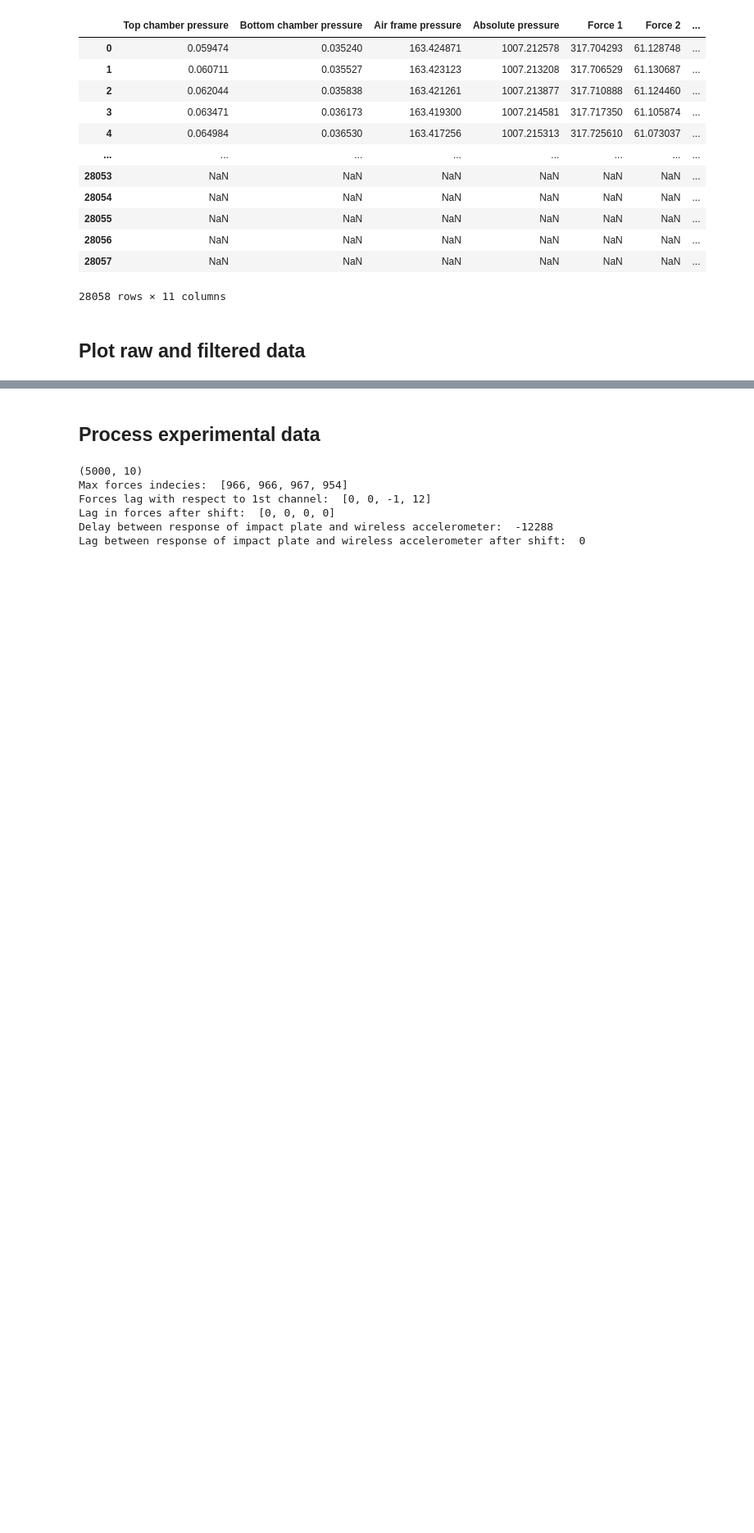
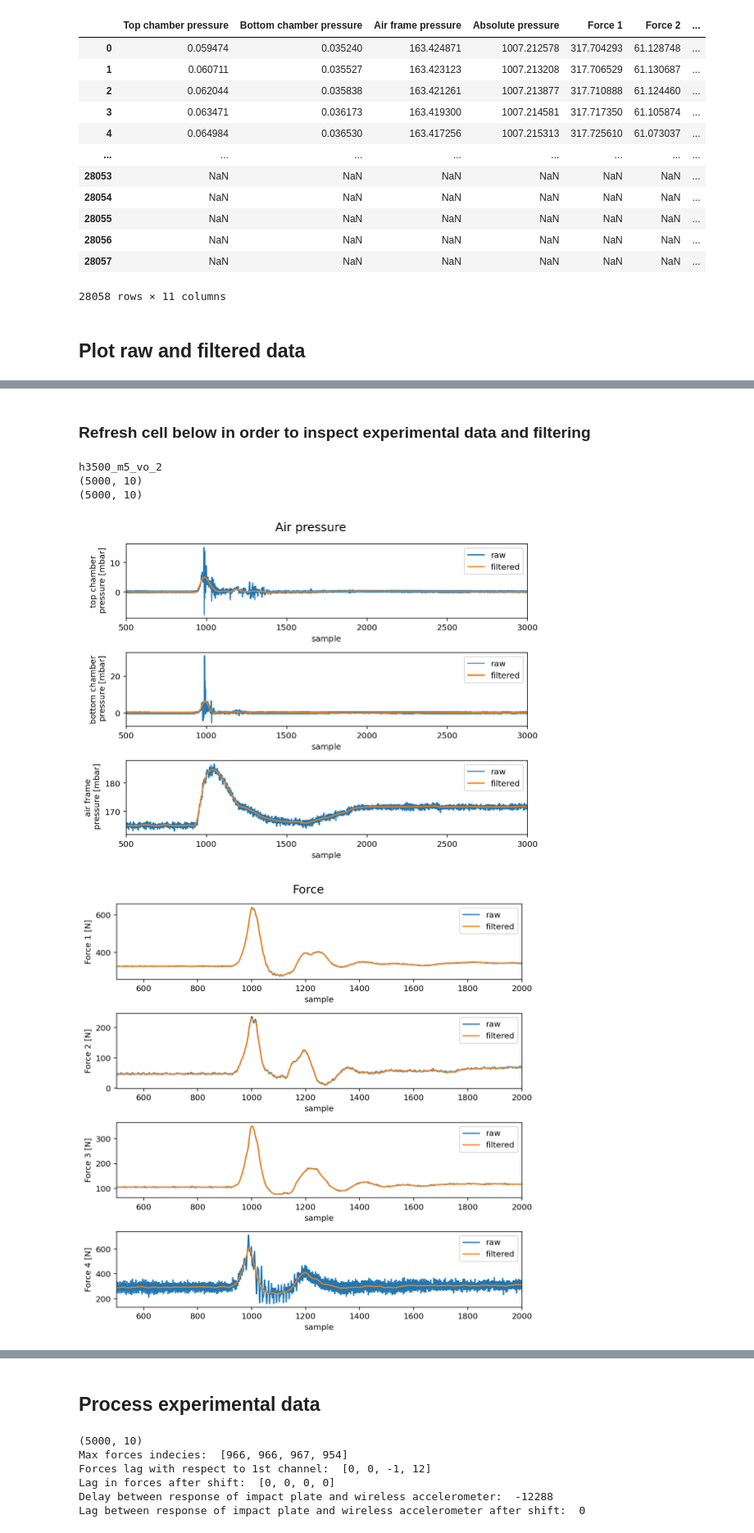
Before and after one commit to Diodak92/Adaptive-Air-Cushion, a Jupyter notebook: experimental_results_for_adaptive_air_caution.ipynb, the cells around one changed output, grey strips where cells are left out. Shown at 82% size. Saved outputs shown, nothing was run; the diff lists cells and outputs as text; code cells hidden in the pictures; blank space fills up the shorter version.

Commit message:
New iterable object for manual data inspection

```diff
--- a/experimental_results_for_adaptive_air_caution.ipynb
+++ b/experimental_results_for_adaptive_air_caution.ipynb
@@ -191,21 +191,21 @@ def plot_raw_data(filename):
     shimmer_data = load_shimmer_data(filename+'.txt')
     filtered_data = filter_data(filename)
 
-    # plot pressure
     col_names = ['Top chamber pressure', 'Bottom chamber pressure', 'Air frame pressure']
     y_labels = ['top chamber\n pressure [mbar]',
                 'bottom chamber\n pressure [mbar]',
                 'air frame\n pressure [mbar]']
 
+    # plot pressure
     fig1, axs1 = plt.subplots(3, 1, figsize=(8,6))
     for i in range(3):
         axs1[i].plot(crio_data[col_names[i]], label='raw')
         axs1[i].plot(filtered_data[col_names[i]], label='filtered')
         axs1[i].legend()
-        axs1[i].set_xlim(750, 1200)
+        axs1[i].set_xlim(500, 3000)
         axs1[i].set_xlabel('sample')
         axs1[i].set_ylabel(y_labels[i])
-    axs1[2].set_ylim(160, 200)
+    #axs1[2].set_ylim(160, 200)
     fig1.suptitle('Air pressure', fontsize='x-large')
     fig1.tight_layout()
     plt.show()
@@ -215,7 +215,7 @@ def plot_raw_data(filename):
     for i in range(4):
         axs2[i].plot(crio_data['Force {}'.format(i+1)], label='raw')
         axs2[i].plot(filtered_data['Force {}'.format(i+1)], label = 'filtered')
-        axs2[i].set_xlim(750, 1200)
+        axs2[i].set_xlim(500, 2000)
         axs2[i].set_xlabel('sample')
         axs2[i].set_ylabel('Force {} [N]'.format(i+1))
         axs2[i].legend()
@@ -229,7 +229,7 @@ def plot_raw_data(filename):
     for i in range(3):
         axs3[i].plot(shimmer_data['Wide Range Accelerometer {}'.format(axis[i])], label = 'raw')
         axs3[i].plot(filtered_data['ACCL {}'.format(axis[i])], label = 'filtered')
-        axs3[i].set_xlim(13100, 13400)
+        #axs3[i].set_xlim(13100, 13400)
         axs3[i].set_xlabel('sample')
         axs3[i].set_ylabel('ACCL {} '.format(axis[i]) + r'$[m/s^2]$')
         axs3[i].legend()
@@ -238,5 +238,3 @@ def plot_raw_data(filename):
     plt.show()
 
     pass
-
-plot_raw_data('h3500_m10_vc_1')
@@ -248,0 +243,21 @@ plot_raw_data('h3500_m10_vc_1')
+# %%
+data_files = dict(file_names['data_crio'])
+
+# create and fill list of filenames
+filenames = []
+for i in range(len(data_files)):
+    filenames.append((data_files[i].split('.')[0]))
+
+filename_iter = iter(filenames)
+# %% [markdown]
+### Refresh cell below in order to inspect experimental data and filtering
+# %%
+filename = next(filename_iter)
+print(filename)
+plot_raw_data(filename)
+# %% [output]
+h3500_m5_vo_2
+(5000, 10)
+(5000, 10)
+[figure, added]
+[figure, added]
```
Also changed, not shown: parts of 3 cells of this notebook.
